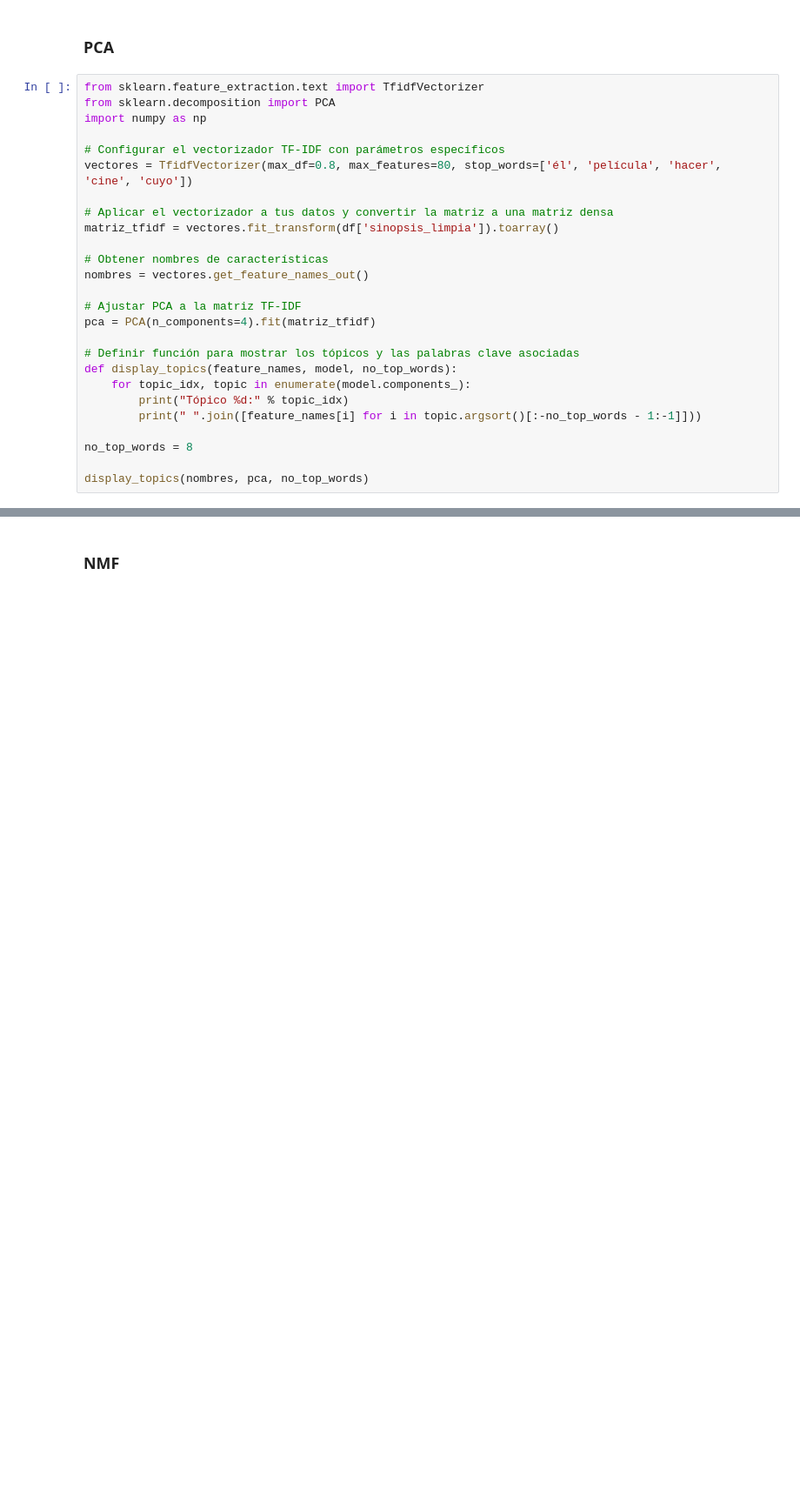
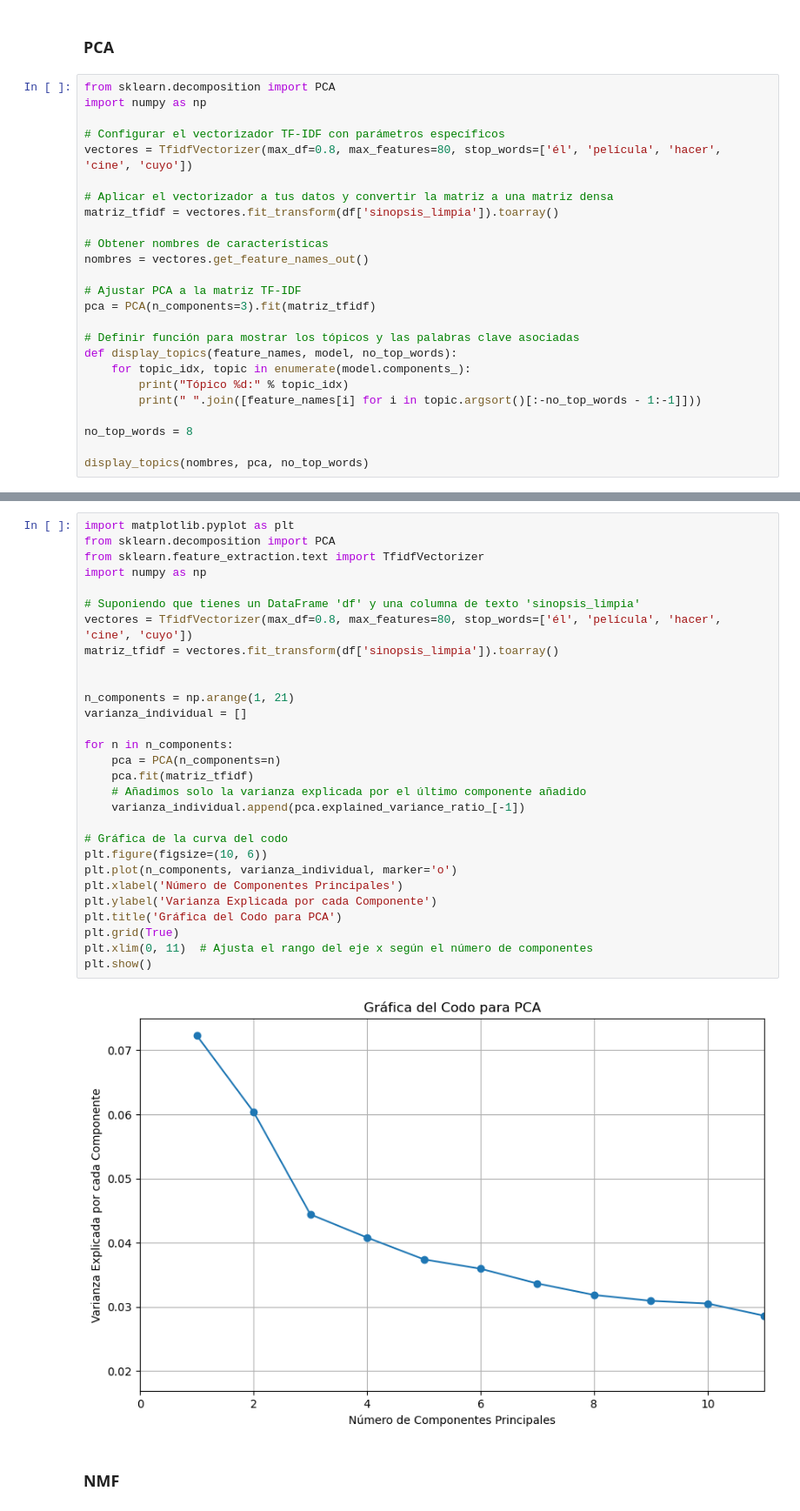
Before and after one commit to sofi-devv/oscarsAwardsAnalysis, a Jupyter notebook: main.ipynb, the cells around one changed output, grey strips where cells are left out. Shown at 87% size. Saved outputs shown, nothing was run; the diff lists cells and outputs as text; blank space fills up the shorter version.

```diff
--- a/main.ipynb
+++ b/main.ipynb
@@ -139,7 +137,6 @@ df['sinopsis_limpia'] = df['Sinopsis'].apply(lematizar_texto)
 # %% [markdown]
 ### PCA
 # %%
-from sklearn.feature_extraction.text import TfidfVectorizer
 from sklearn.decomposition import PCA
 import numpy as np
 
@@ -153,7 +150,7 @@ matriz_tfidf = vectores.fit_transform(df['sinopsis_limpia']).toarray()
 nombres = vectores.get_feature_names_out()
 
 # Ajustar PCA a la matriz TF-IDF
-pca = PCA(n_components=4).fit(matriz_tfidf)
+pca = PCA(n_components=3).fit(matriz_tfidf)
 
 # Definir función para mostrar los tópicos y las palabras clave asociadas
 def display_topics(feature_names, model, no_top_words):
@@ -176,3 +171,34 @@ vida comenzar celebrar vivir trabajo padre año quedar
+# %%
+import matplotlib.pyplot as plt
+from sklearn.decomposition import PCA
+from sklearn.feature_extraction.text import TfidfVectorizer
+import numpy as np
+
+# Suponiendo que tienes un DataFrame 'df' y una columna de texto 'sinopsis_limpia'
+vectores = TfidfVectorizer(max_df=0.8, max_features=80, stop_words=['él', 'película', 'hacer', 'cine', 'cuyo'])
+matriz_tfidf = vectores.fit_transform(df['sinopsis_limpia']).toarray()
+
+
+n_components = np.arange(1, 21)
+varianza_individual = []
+
+for n in n_components:
+    pca = PCA(n_components=n)
+    pca.fit(matriz_tfidf)
+    # Añadimos solo la varianza explicada por el último componente añadido
+    varianza_individual.append(pca.explained_variance_ratio_[-1])
+
+# Gráfica de la curva del codo
+plt.figure(figsize=(10, 6))
+plt.plot(n_components, varianza_individual, marker='o')
+plt.xlabel('Número de Componentes Principales')
+plt.ylabel('Varianza Explicada por cada Componente')
+plt.title('Gráfica del Codo para PCA')
+plt.grid(True)
+plt.xlim(0, 11)  # Ajusta el rango del eje x según el número de componentes
+plt.show()
+# %% [output]
+[figure, added]
 # %% [markdown]
 ### NMF
 # %%
```
Also changed, not shown: parts of 21 cells of this notebook.
